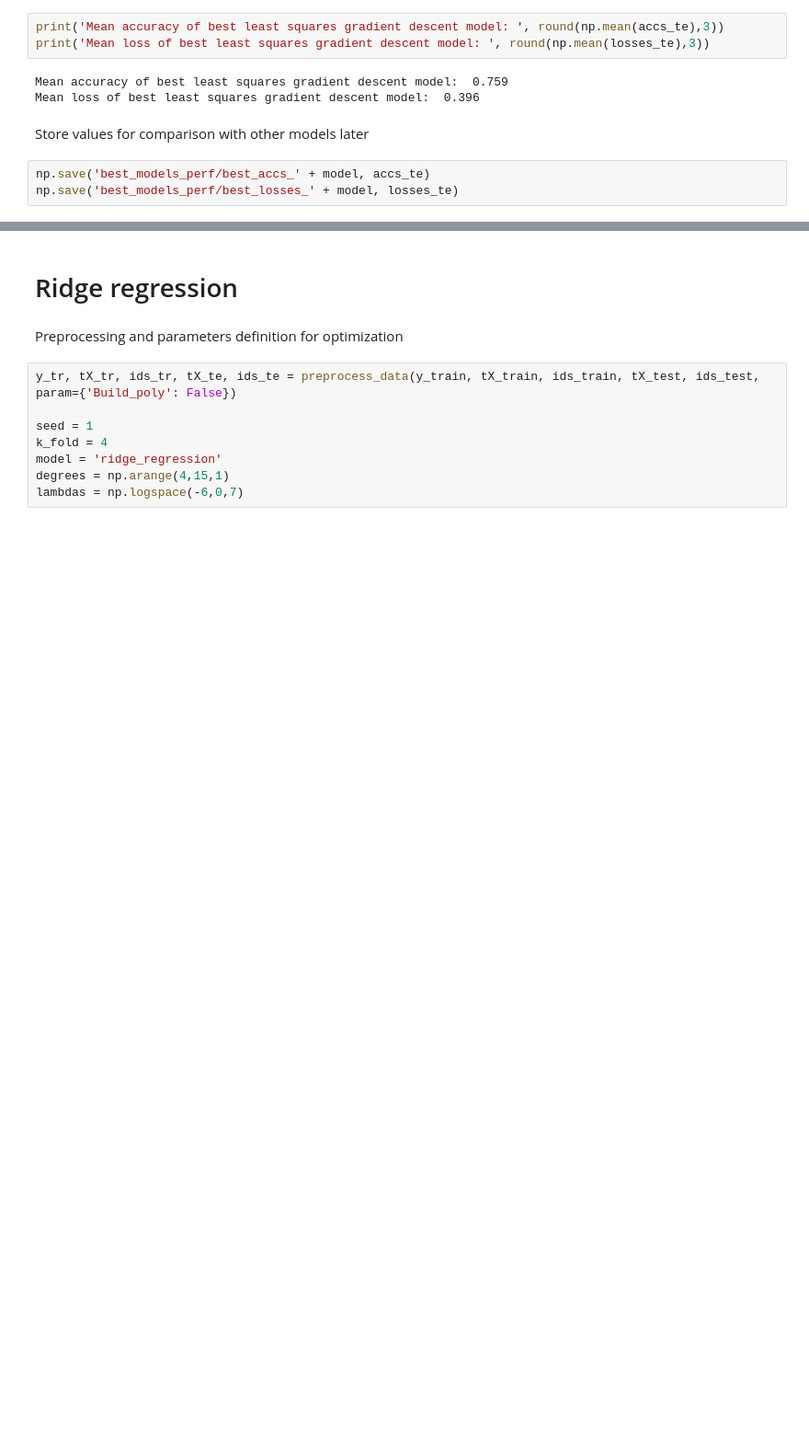
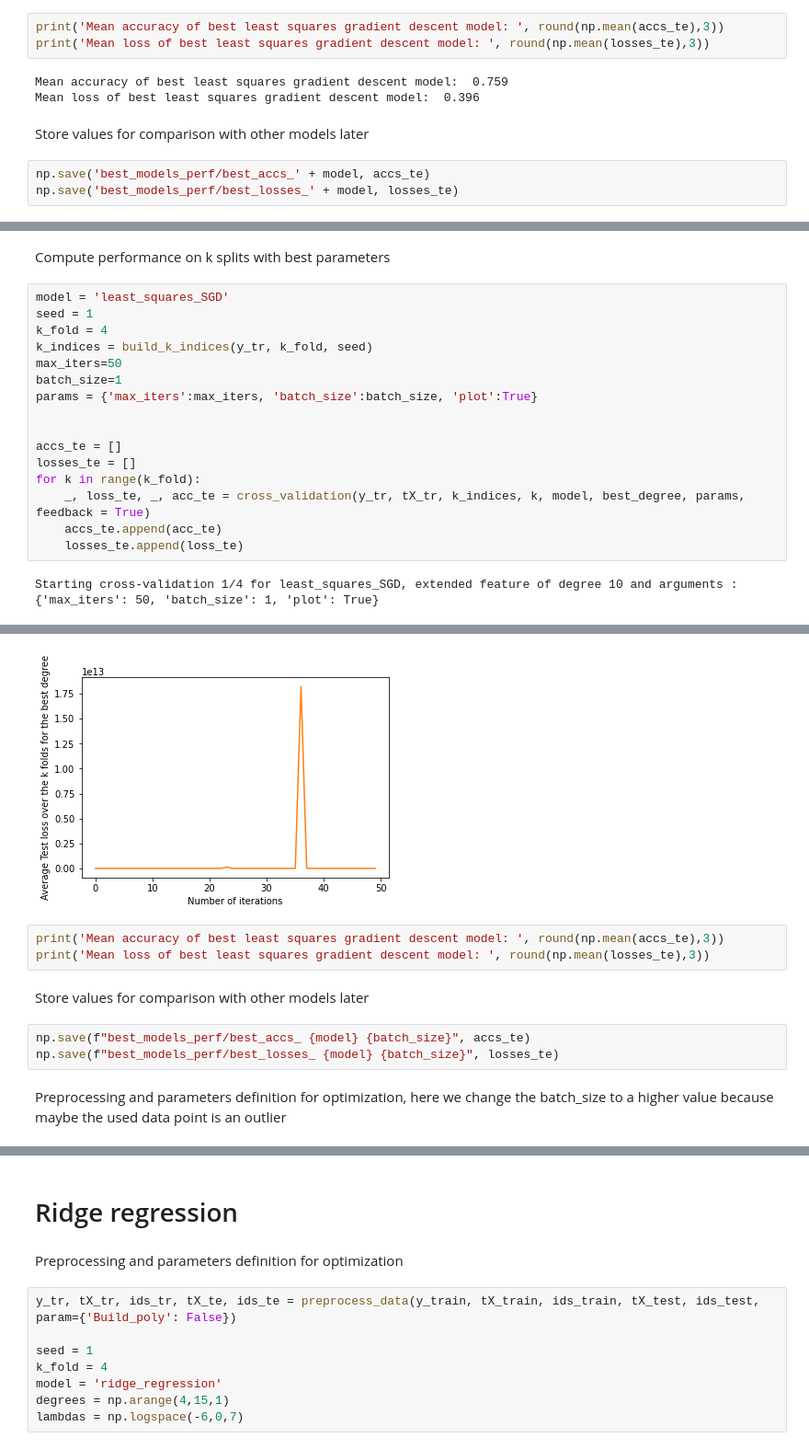
Before and after one commit to CS-433/ml-project-1-jaggifanclub, a Jupyter notebook: project1.ipynb, the cells around one changed output, grey strips where cells are left out. Shown at 92% size. Saved outputs shown, nothing was run; the diff lists cells and outputs as text; blank space fills up the shorter version.

```diff
--- a/project1.ipynb
+++ b/project1.ipynb
@@ -232,0 +279,20 @@ np.save('best_models_perf/best_losses_' + model, losses_te)
+# %% [markdown]
+Compute performance on k splits with best parameters
+# %%
+model = 'least_squares_SGD'
+seed = 1
+k_fold = 4
+k_indices = build_k_indices(y_tr, k_fold, seed)
+max_iters=50
+batch_size=1
+params = {'max_iters':max_iters, 'batch_size':batch_size, 'plot':True}
+
+
+accs_te = []
+losses_te = []
+for k in range(k_fold):
+    _, loss_te, _, acc_te = cross_validation(y_tr, tX_tr, k_indices, k, model, best_degree, params, feedback = True)
+    accs_te.append(acc_te)
+    losses_te.append(loss_te)
+# %% [output]
+Starting cross-validation 1/4 for least_squares_SGD, extended feature of degree 10 and arguments : {'max_iters': 50, 'batch_size': 1, 'plot': True}
@@ -232,0 +314,11 @@ np.save('best_models_perf/best_losses_' + model, losses_te)
+[figure, added]
+# %%
+print('Mean accuracy of best least squares gradient descent model: ', round(np.mean(accs_te),3))
+print('Mean loss of best least squares gradient descent model: ', round(np.mean(losses_te),3))
+# %% [markdown]
+Store values for comparison with other models later
+# %%
+np.save(f"best_models_perf/best_accs_ {model} {batch_size}", accs_te)
+np.save(f"best_models_perf/best_losses_ {model} {batch_size}", losses_te)
+# %% [markdown]
+Preprocessing and parameters definition for optimization, here we change the batch_size to a higher value because maybe the used data point is an outlier
```
Also changed, not shown: parts of 21 cells of this notebook, 6 other files.
